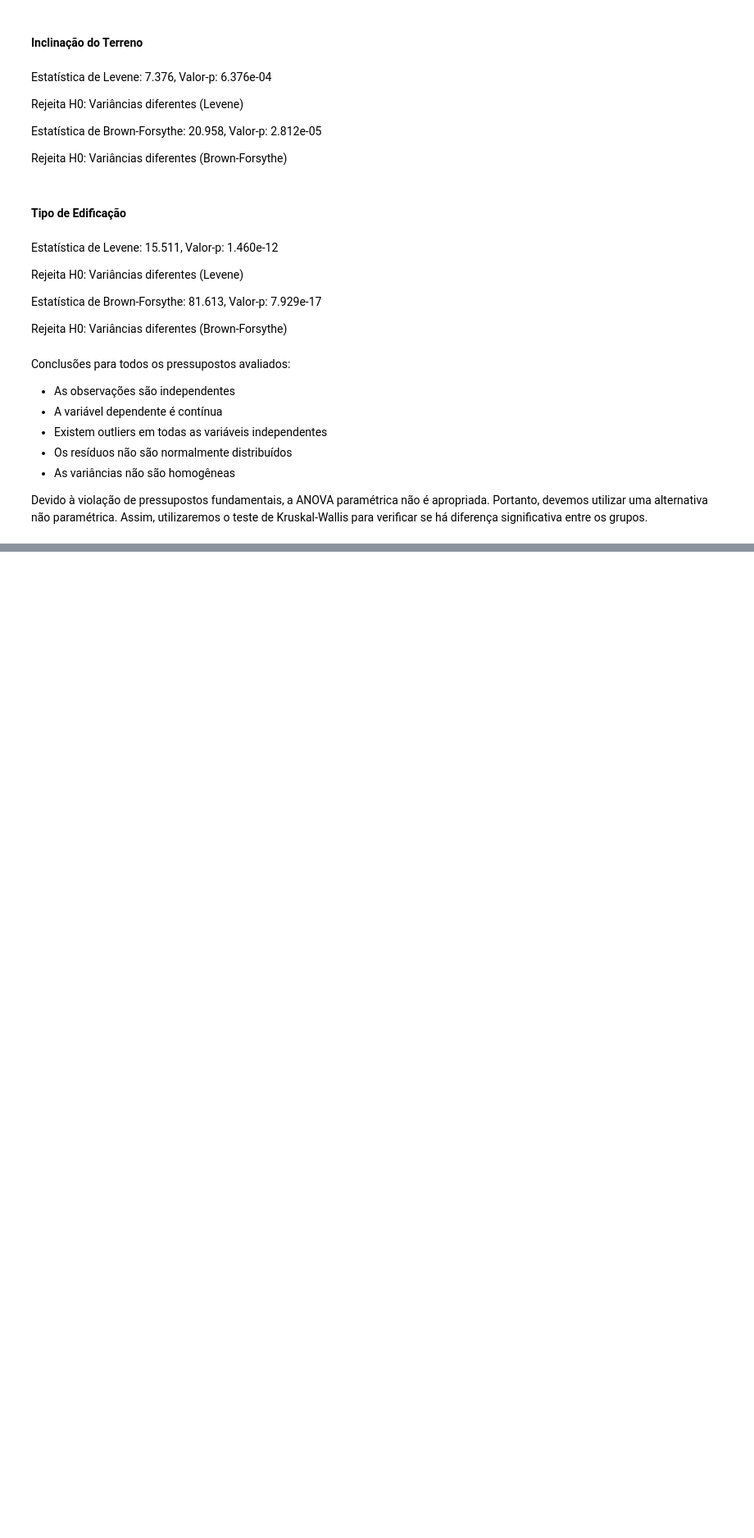
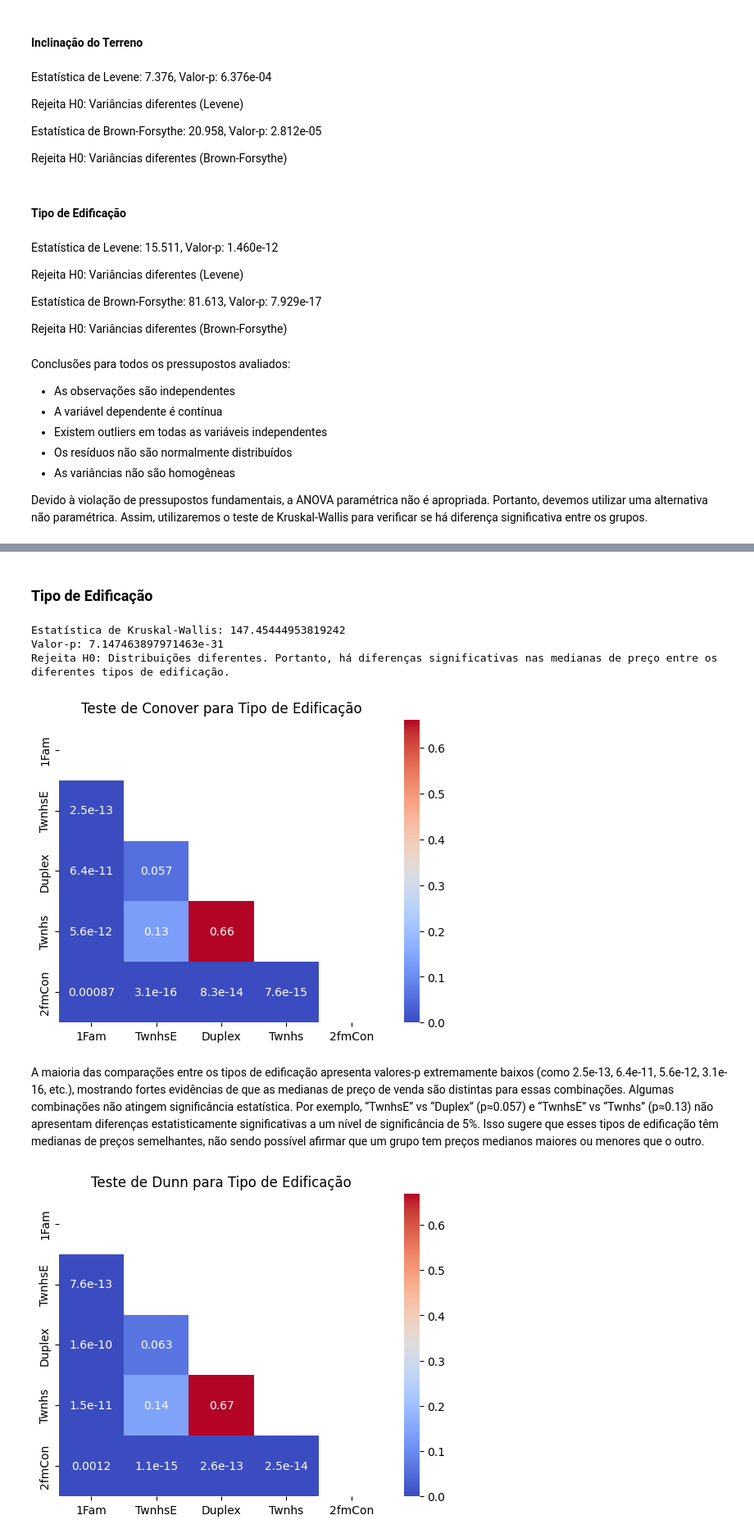
Before and after one commit to fernandosola/aedi_teste_hipotese, a Jupyter notebook: notebooks/analise.ipynb, the cells around one changed output, grey strips where cells are left out. Shown at 82% size. Cells and saved outputs as stored; diff of their text form; code cells hidden in the pictures; blank space fills up the shorter version.

```diff
--- a/notebooks/analise.ipynb
+++ b/notebooks/analise.ipynb
@@ -1343,0 +1308,73 @@ Devido à violação de pressupostos fundamentais, a ANOVA paramétrica não é
+# %% [markdown]
+### Tipo de Edificação
+# %%
+top = df['BldgType'].value_counts().index.to_list()
+grouped_data = [group['SalePrice'].values for name, group in df.groupby('BldgType')]
+kruskal_test = stats.kruskal(*grouped_data)
+print('Estatística de Kruskal-Wallis:', kruskal_test.statistic)
+print('Valor-p:', kruskal_test.pvalue)
+alpha = 0.05
+if kruskal_test.pvalue > alpha:
+    print('Falha em rejeitar H0: Distribuições iguais')
+else:
+    print('Rejeita H0: Distribuições diferentes. Portanto, há diferenças significativas nas medianas de preço entre os diferentes tipos de edificação.')
+
+# realizar testes post-hoc
+
+# Conover-Iman
+grouped_data = [group['SalePrice'].values for name, group in df.groupby('BldgType')]
+posthoc = sp.posthoc_conover(grouped_data)
+posthoc.columns = top
+posthoc.index = top
+
+# imprimir a matriz de comparação com os valores p inferiores ao alfa pintados de vermelho e os maiores em azul
+alpha = 0.05
+
+# criar uma mascara para exibir apenas a diagonal inferior sem repetições
+mask = np.triu(np.ones_like(posthoc, dtype=bool))
+sns.heatmap(posthoc, annot=True, cmap='coolwarm', mask=mask)
+plt.title('Teste de Conover para Tipo de Edificação')
+plt.show()
+
+display(Markdown('''\
+A maioria das comparações entre os tipos de edificação apresenta valores-p extremamente baixos (como 2.5e-13, 6.4e-11, 5.6e-12, 3.1e-16, etc.),
+mostrando fortes evidências de que as medianas de preço de venda são distintas para essas combinações. Algumas combinações não atingem
+significância estatística. Por exemplo, “TwnhsE” vs “Duplex” (p≈0.057) e “TwnhsE” vs “Twnhs” (p≈0.13) não apresentam
+diferenças estatisticamente significativas a um nível de significância de 5%. Isso sugere que esses tipos de edificação têm medianas de
+preços semelhantes, não sendo possível afirmar que um grupo tem preços medianos maiores ou menores que o outro.
+'''))
+
+# Dunn
+grouped_data = [group['SalePrice'].values for name, group in df.groupby('BldgType')]
+posthoc = sp.posthoc_dunn(grouped_data)
+posthoc.columns = top
+posthoc.index = top
+
+# imprimir a matriz de comparação com os valores p inferiores ao alfa pintados de vermelho e os maiores em azul
+alpha = 0.05
+
+# criar uma mascara para exibir apenas a diagonal inferior sem repetições
+mask = np.triu(np.ones_like(posthoc, dtype=bool))
+
+sns.heatmap(posthoc, annot=True, cmap='coolwarm', mask=mask)
+plt.title('Teste de Dunn para Tipo de Edificação')
+plt.show()
+
+display(Markdown('''\
+A maioria das comparações envolvendo "1Fam" e "2fmCon" apresenta valores-p extremamente pequenos (ex.: 7.6e-13, 1.6e-10, 1.5e-11, 1.1e-15, etc.),
+indicando diferenças claras e robustas na mediana de preço em relação aos outros tipos. Algumas combinações não mostram diferenças significativas.
+Por exemplo, "TwnhsE" vs "Duplex" (p≈0.063), "TwnhsE" vs "Twnhs" (p≈0.14) e "Duplex" vs "Twnhs" (p≈0.67) não apresentam evidências estatísticas
+suficientes para rejeitar a hipótese de medianas semelhantes. Isso indica que esses tipos têm padrões de preço relativamente próximos,
+não sendo possível distingui-los claramente do ponto de vista estatístico.
+'''))
+# %% [output]
+Estatística de Kruskal-Wallis: 147.45444953819242
+Valor-p: 7.147463897971463e-31
+Rejeita H0: Distribuições diferentes. Portanto, há diferenças significativas nas medianas de preço entre os diferentes tipos de edificação.
+[figure, added]
+A maioria das comparações entre os tipos de edificação apresenta valores-p extremamente baixos (como 2.5e-13, 6.4e-11, 5.6e-12, 3.1e-16, etc.),
+mostrando fortes evidências de que as medianas de preço de venda são distintas para essas combinações. Algumas combinações não atingem
+significância estatística. Por exemplo, “TwnhsE” vs “Duplex” (p≈0.057) e “TwnhsE” vs “Twnhs” (p≈0.13) não apresentam
+diferenças estatisticamente significativas a um nível de significância de 5%. Isso sugere que esses tipos de edificação têm medianas de
+preços semelhantes, não sendo possível afirmar que um grupo tem preços medianos maiores ou menores que o outro.
+[figure, added]
```
Also changed, not shown: parts of 16 cells of this notebook, 1 other file.
